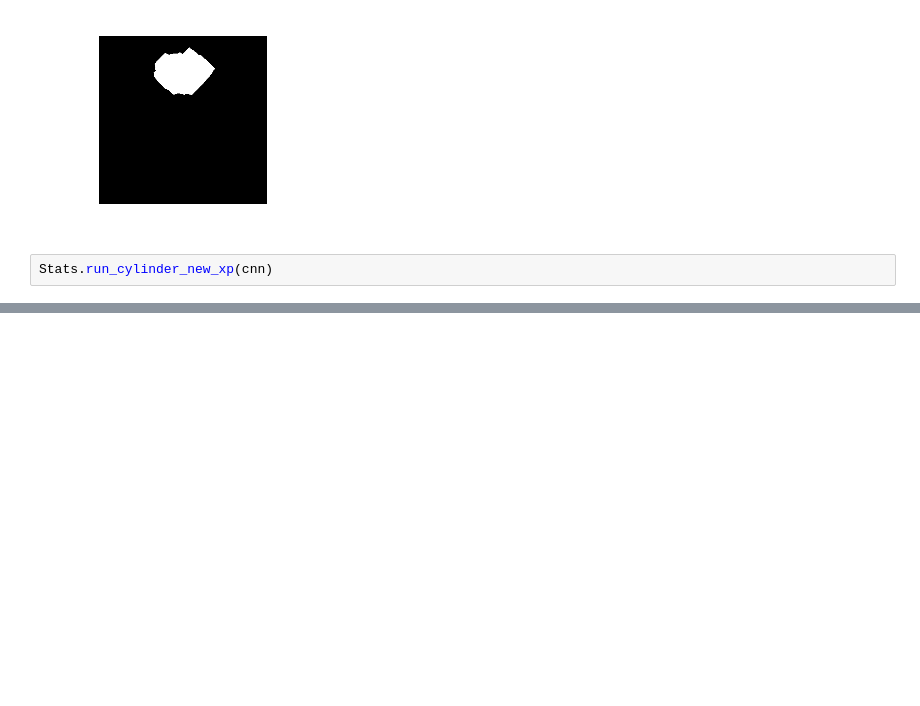
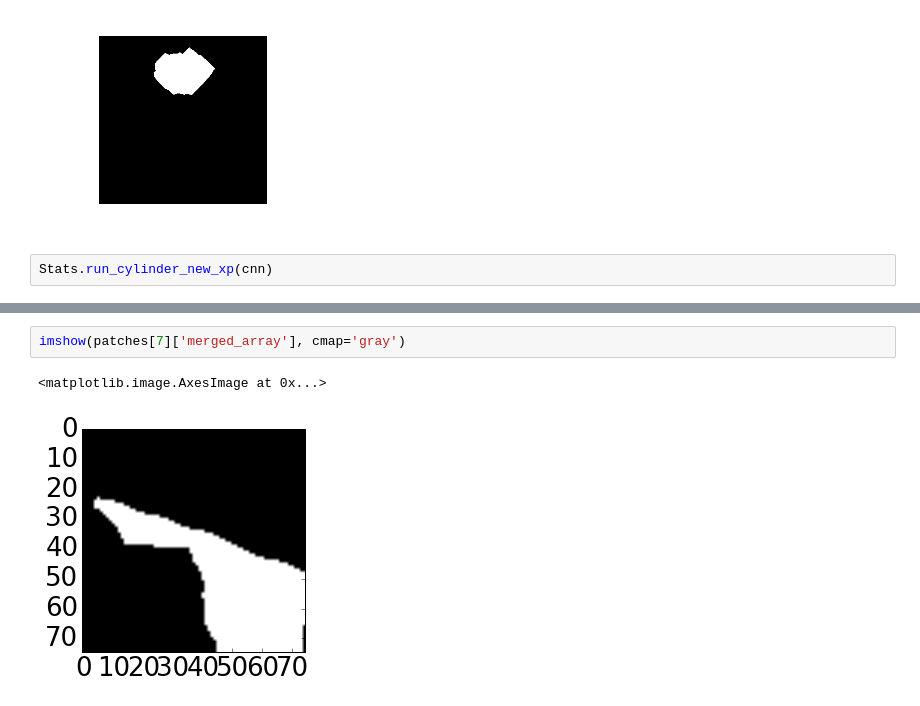
Before and after one commit to SrutiBh/mlproof, a Jupyter notebook: CNN_STATS14.ipynb, the cells around one changed output, grey strips where cells are left out. Drawn from its saved outputs; the diff is of its cells as text; blank space fills up the shorter version.

```diff
--- a/CNN_STATS14.ipynb
+++ b/CNN_STATS14.ipynb
@@ -67,0 +82,5 @@ Stats.run_cylinder_new_xp(cnn)
+# %%
+imshow(patches[7]['merged_array'], cmap='gray')
+# %% [output]
+<matplotlib.image.AxesImage at 0x...>
+[figure, added]
```
Also changed, not shown: parts of 20 cells of this notebook, 2 other files.
